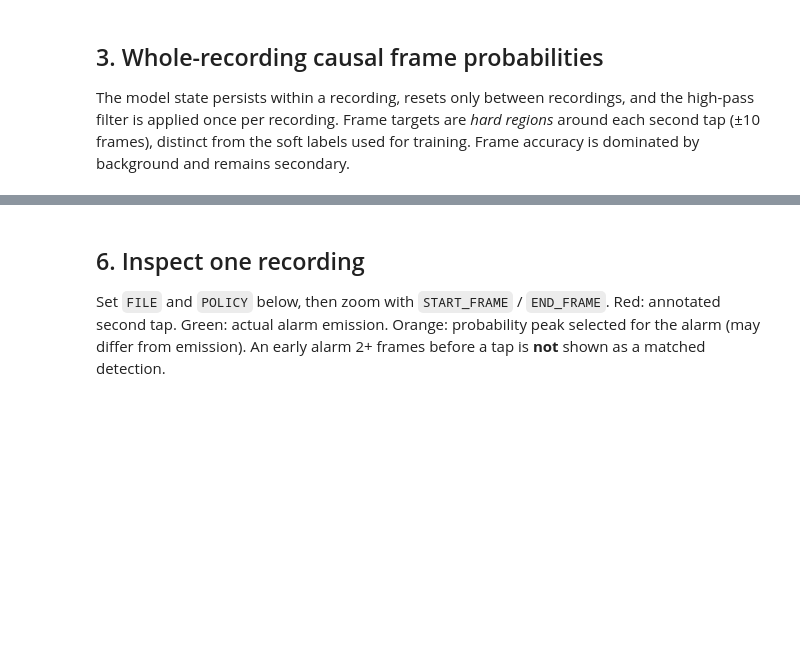
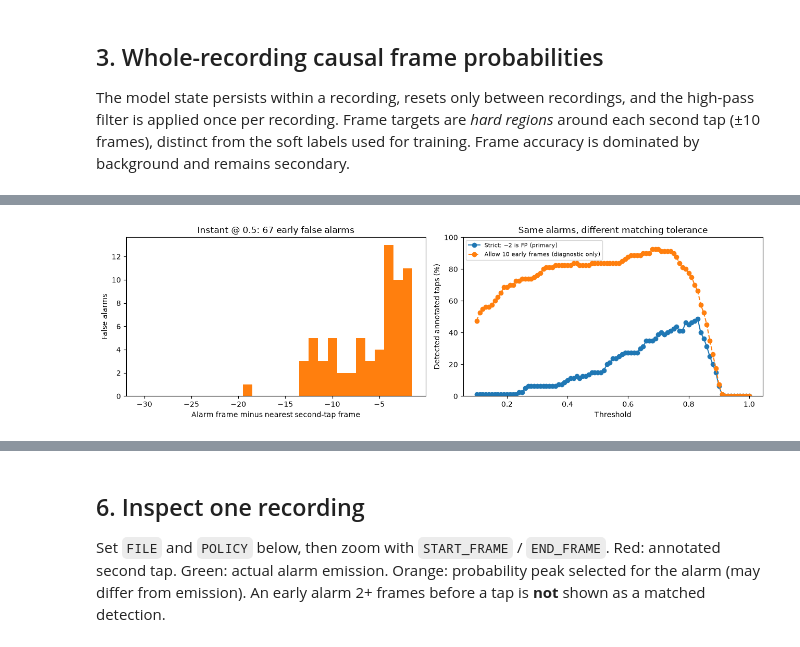
Before and after one commit to APROHACK124/TapRecognition, a Jupyter notebook: main_notebooks/baseline_evaluation.ipynb, the cells around one changed output, grey strips where cells are left out. Cells and saved outputs as stored; diff of their text form; code cells hidden in the pictures; blank space fills up the shorter version.

```diff
--- a/main_notebooks/baseline_evaluation.ipynb
+++ b/main_notebooks/baseline_evaluation.ipynb
@@ -162,7 +225,7 @@ windows  # Filter file, true, pred, event_score and peak_local_frame to inspect
 ## 3. Whole-recording causal frame probabilities
 The model state persists within a recording, resets only between recordings, and the high-pass filter is applied once per recording. Frame targets are *hard regions* around each second tap (±10 frames), distinct from the soft labels used for training. Frame accuracy is dominated by background and remains secondary.
 # %%
-all_recordings, recording_audit, _ = load_recordings(ROOT, saved['data'], cfg.labels.half_frames)
+all_recordings, recording_audit, data_manifest = load_recordings(ROOT, saved['data'], cfg.labels.half_frames)
 recordings = [r for r in all_recordings if r.split == 'valid']
 assert len(recordings) > 0
 probabilities, frame_parts = {}, []
@@ -194,5 +270,5 @@ Two *predeclared* policies: `instant` emits on the first crossing (no look-ahead
 # %%
-THRESHOLDS = np.round(np.arange(0.1, 1.0, 0.1), 2)  # includes the training threshold 0.50
+THRESHOLDS = np.round(np.arange(0.10, 1.01, 0.01), 2)  # includes the training threshold 0.50
 POLICIES = {'instant': 0, 'lookahead_12f': 12}
 MAX_LATE_FRAMES = 30
 EARLY_ALLOWANCE_FRAMES = 1  # delta=-2 is never a match
@@ -216,7 +292,7 @@ def emit_alarms(probs, threshold, look, refractory):
         i = max(emission + 1, peak + max(1, refractory))
     return alarms
 
-def match_alarms(truth, alarms, class_aware=True):
+def match_alarms(truth, alarms, class_aware=True, early_allowance=EARLY_ALLOWANCE_FRAMES):
     # Min-cost 1:1 assignment: prefer matching as many events as possible, then closest timing.
     n, m = len(truth), len(alarms)
     if not n or not m:
@@ -226,7 +302,7 @@ def match_alarms(truth, alarms, class_aware=True):
     for a, (frame, cls) in enumerate(truth):
         for b, alarm in enumerate(alarms):
             delta = alarm['alarm_frame'] - frame
-            if -EARLY_ALLOWANCE_FRAMES <= delta <= MAX_LATE_FRAMES and (not class_aware or cls == alarm['class_id']):
+            if -early_allowance <= delta <= MAX_LATE_FRAMES and (not class_aware or cls == alarm['class_id']):
                 cost[a, b] = abs(delta)
     rows, cols = linear_sum_assignment(cost)
     return [(int(a), int(b)) for a, b in zip(rows, cols) if b < m and cost[a, b] < 1e3]
@@ -329,0 +497,37 @@ event_per_class  # Per-class detection performance, including wrong-side alarms
+# %%
+recording_by_file = {rec.path.name: rec for rec in recordings}
+sensitivity_rows = []
+for (policy, threshold), group in sessions.groupby(['policy', 'threshold']):
+    selected_alarms = alarms[(alarms.policy == policy) & (alarms.threshold == threshold)]
+    relaxed_tp = 0
+    for file in group.file:
+        rec = recording_by_file[file]
+        emitted = selected_alarms[selected_alarms.file == file].to_dict('records')
+        relaxed_tp += len(match_alarms(rec.events, emitted, early_allowance=10))
+    strict_tp = int(group.tp.sum())
+    strict_fp = int(group.fp.sum())
+    total_taps = int(group.n_true.sum())
+    too_early_fp = int((selected_alarms.too_early & ~selected_alarms.matched).sum())
+    sensitivity_rows.append(dict(policy=policy, threshold=threshold, annotated=total_taps,
+                                 strict_tp=strict_tp, strict_fp=strict_fp, too_early_fp=too_early_fp,
+                                 strict_recall=divide(strict_tp, total_taps),
+                                 relaxed_10f_recall=divide(relaxed_tp, total_taps)))
+timing_sensitivity = pd.DataFrame(sensitivity_rows)
+early_at_default = alarms[(alarms.policy == 'instant') &
+                          (alarms.threshold == cfg.training.prediction_threshold) &
+                          (~alarms.matched) & alarms.too_early]
+fig, axes = plt.subplots(1, 2, figsize=(13, 4))
+axes[0].hist(early_at_default.delta_to_nearest_true, bins=np.arange(-30.5, -0.5, 1), color='tab:orange')
+axes[0].set(xlabel='Alarm frame minus nearest second-tap frame', ylabel='False alarms',
+            title=f'Instant @ 0.5: {len(early_at_default)} early false alarms')
+instant_diag = timing_sensitivity[timing_sensitivity.policy == 'instant']
+axes[1].plot(instant_diag.threshold, instant_diag.strict_recall * 100, 'o-', label='Strict: −2 is FP (primary)')
+axes[1].plot(instant_diag.threshold, instant_diag.relaxed_10f_recall * 100, 'o--',
+             label='Allow 10 early frames (diagnostic only)')
+axes[1].set(xlabel='Threshold', ylabel='Detected annotated taps (%)', ylim=(0, 100),
+            title='Same alarms, different matching tolerance')
+axes[1].legend(fontsize=8)
+plt.tight_layout()
+plt.show()
+# %% [output]
+[figure, added]
```
Also changed, not shown: parts of 58 cells of this notebook, 10 other files.
